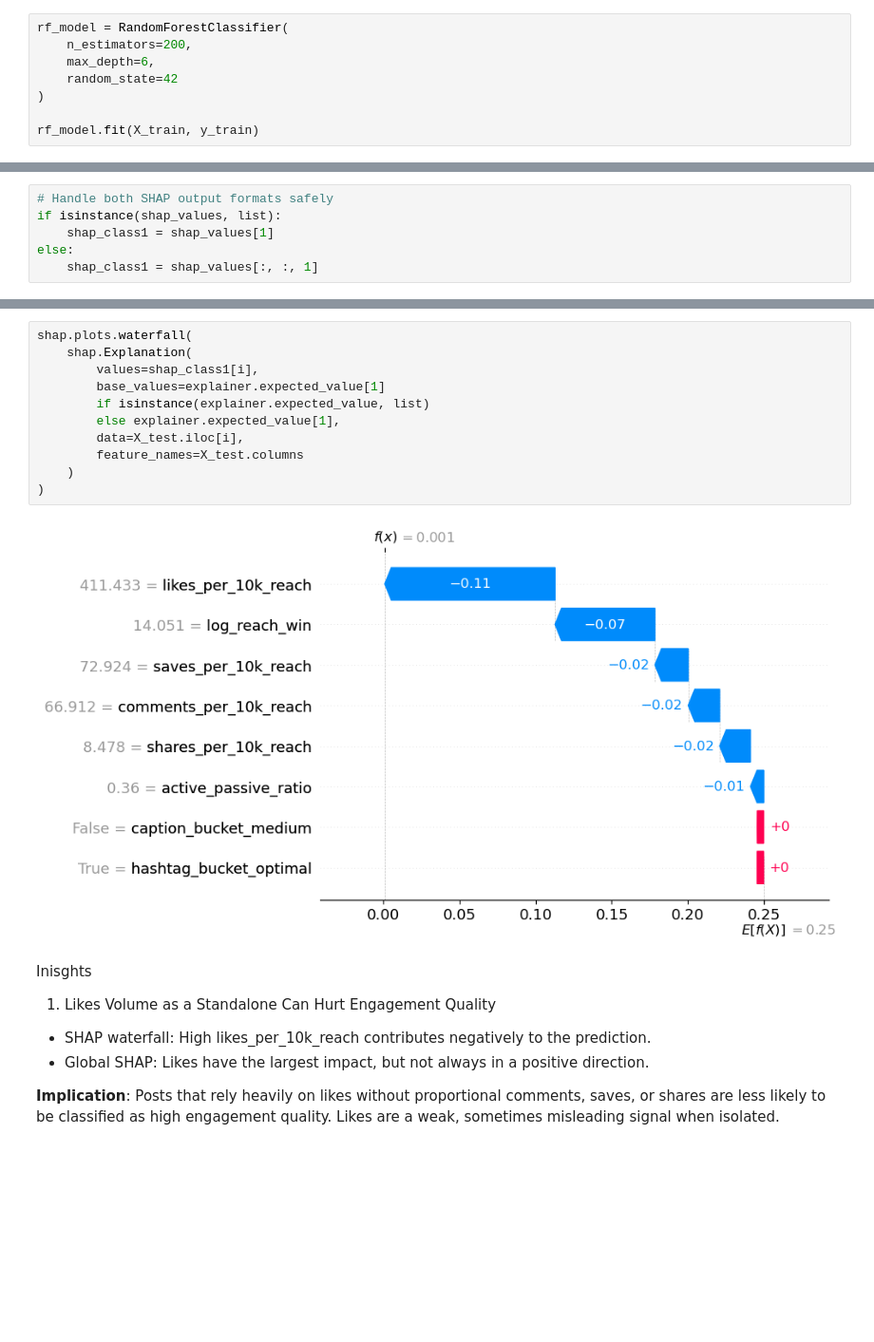
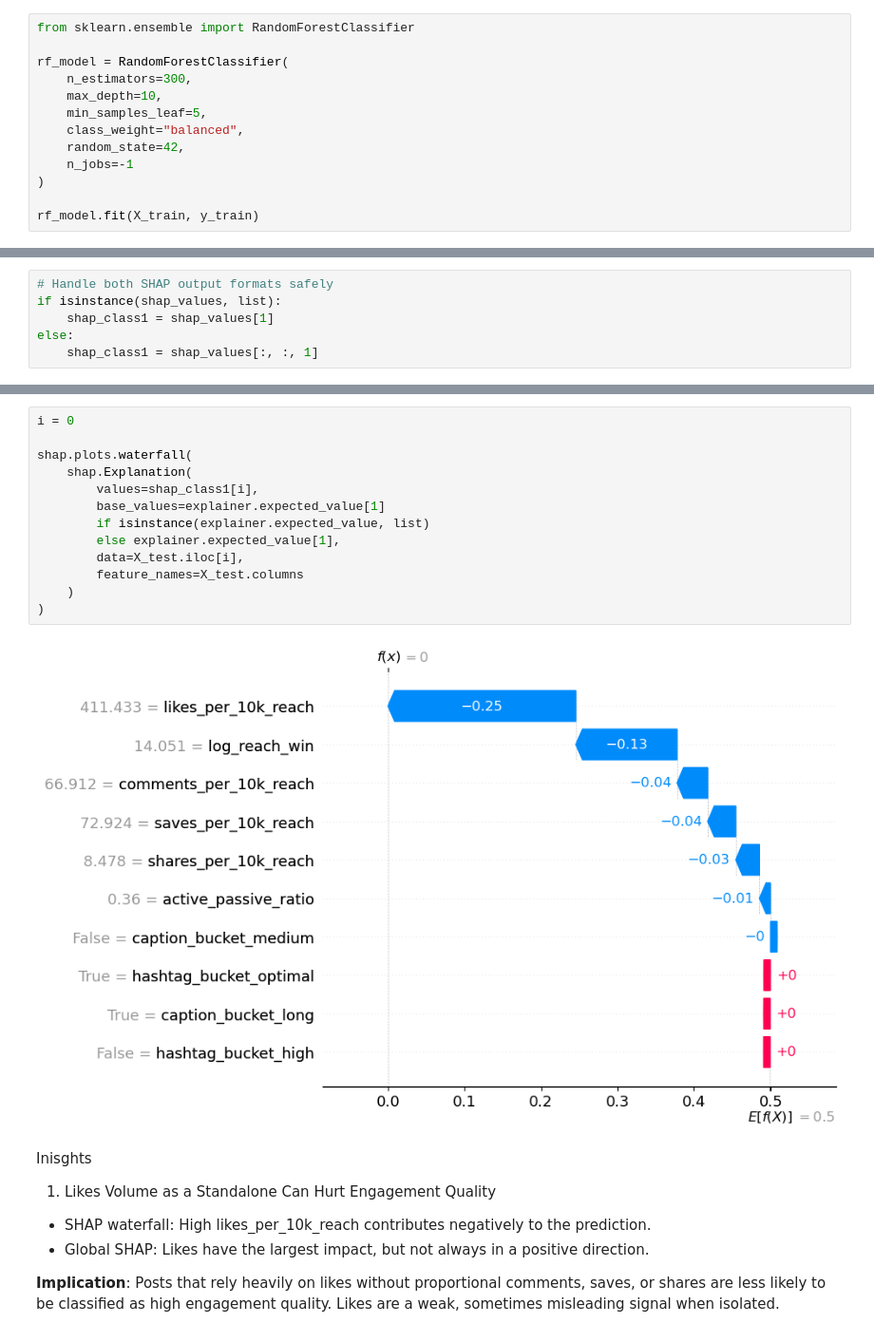
Before and after one commit to sintaahwalisa/ig-engagement-quality-app, a Jupyter notebook: notebook-ml.ipynb, the cells around one changed output, grey strips where cells are left out. Shown at 95% size. Cells and saved outputs as stored; diff of their text form; blank space fills up the shorter version.

```diff
--- a/notebook-ml.ipynb
+++ b/notebook-ml.ipynb
@@ -157,8 +157,13 @@ from sklearn.ensemble import RandomForestClassifier
 # %%
+from sklearn.ensemble import RandomForestClassifier
+
 rf_model = RandomForestClassifier(
-    n_estimators=200,
-    max_depth=6,
-    random_state=42
+    n_estimators=300,
+    max_depth=10,
+    min_samples_leaf=5,
+    class_weight="balanced",
+    random_state=42,
+    n_jobs=-1
 )
 
 rf_model.fit(X_train, y_train)
@@ -283,16 +324,18 @@ shap.summary_plot(
 # %%
+i = 0
+
 shap.plots.waterfall(
     shap.Explanation(
         values=shap_class1[i],
         base_values=explainer.expected_value[1]
         if isinstance(explainer.expected_value, list)
         else explainer.expected_value[1],
         data=X_test.iloc[i],
         feature_names=X_test.columns
     )
 )
 # %% [output]
-[figure, old version]
+[figure, new version]
 # %% [markdown]
 Inisghts
 
```
Also changed, not shown: parts of 13 cells of this notebook, 3 other files.
